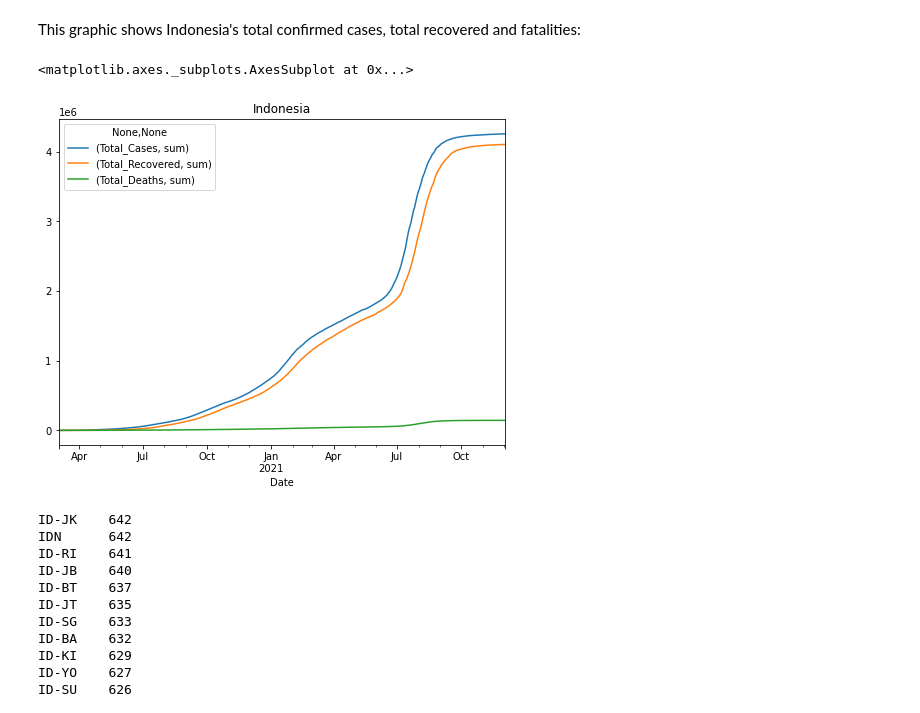
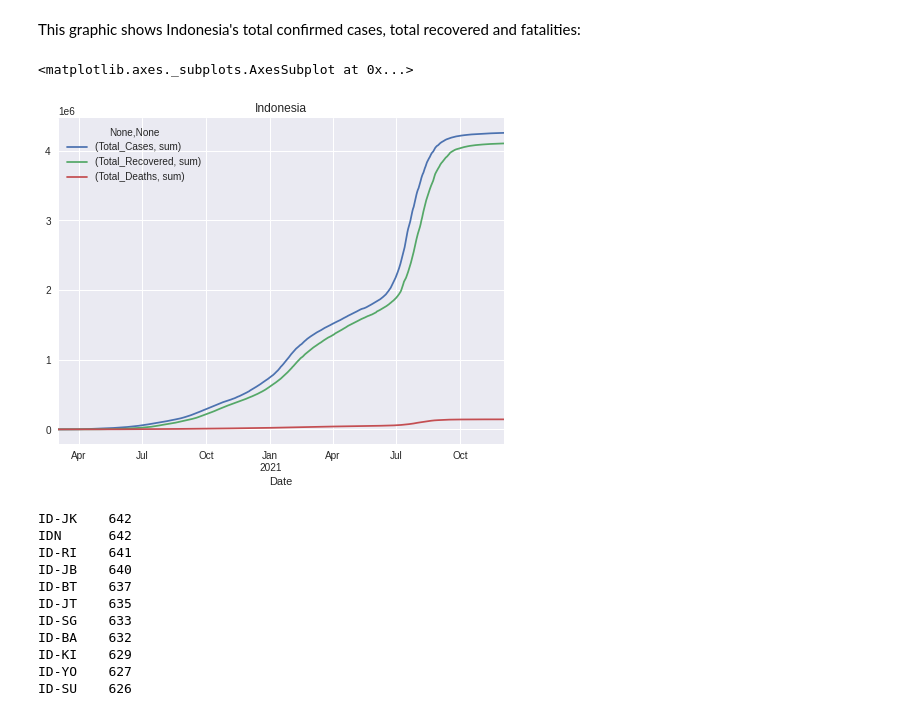
Before and after one commit to azizpambayun/project, a Jupyter notebook: covid_19_analysis_and_visualization_in_Indonesia.ipynb, the cells around one changed output. Saved outputs shown, nothing was run; the diff lists cells and outputs as text; code cells hidden in the pictures.

```diff
--- a/covid_19_analysis_and_visualization_in_Indonesia.ipynb
+++ b/covid_19_analysis_and_visualization_in_Indonesia.ipynb
@@ -152,13 +157,14 @@ This graphic shows Indonesia's total confirmed cases, total recovered and fatali
 # %%
 confirmed_cases = covid[covid['Location_ISO_Code']=='IDN'].groupby(['Date']).agg({'Total_Cases':['sum']})
 recovered = covid[covid['Location_ISO_Code']=='IDN'].groupby(['Date']).agg({'Total_Recovered':['sum']})
 fatalities = covid[covid['Location_ISO_Code']=='IDN'].groupby(['Date']).agg({'Total_Deaths':['sum']})
 total = (confirmed_cases.join(recovered)).join(fatalities)
 
+plt.style.use('seaborn')
 total.plot(ax=plt.gca(), title='Indonesia', figsize =(8,6))
 # %% [output]
 <matplotlib.axes._subplots.AxesSubplot at 0x...>
-[figure, old version]
+[figure, new version]
 # %%
 covid['Location_ISO_Code'].value_counts()
 # %% [output]
```
Also changed, not shown: parts of 8 cells of this notebook.
